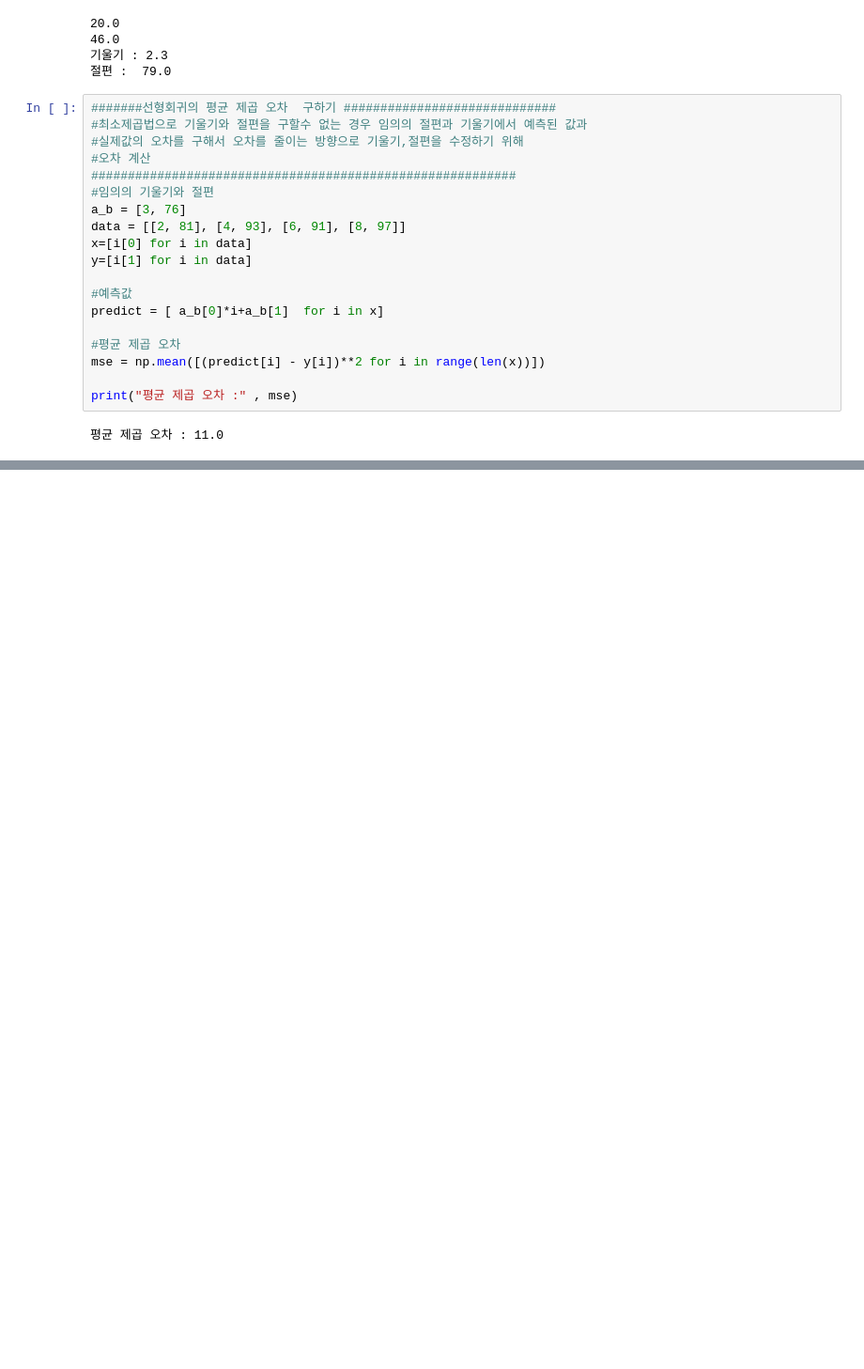
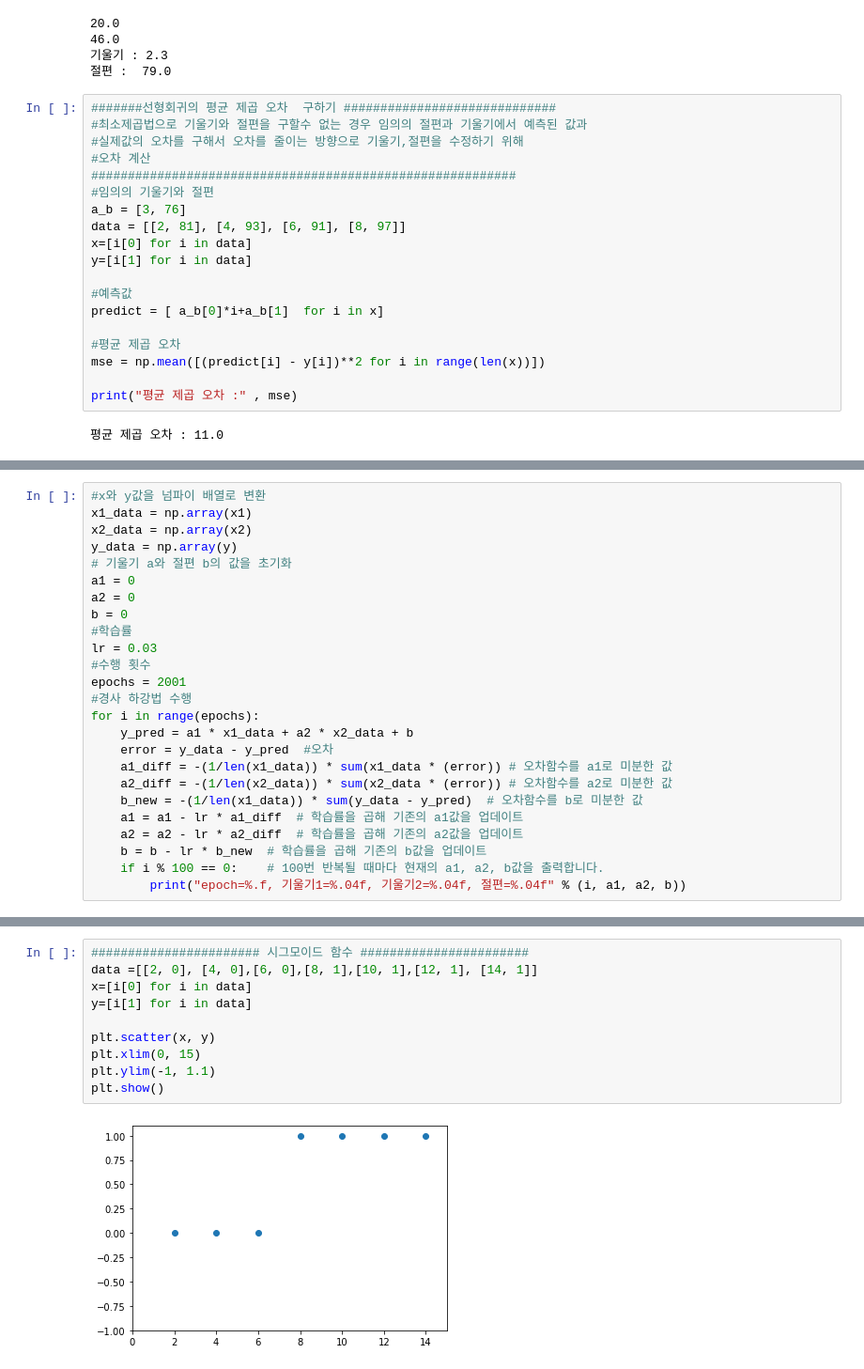
Before and after one commit to drifticee/mydatascience, a Jupyter notebook: 2020-08-13_deep.ipynb, the cells around one changed output, grey strips where cells are left out. Shown: that part at 94% size. Drawn from its saved outputs; the diff is of its cells as text; blank space fills up the shorter version.

```diff
--- a/2020-08-13_deep.ipynb
+++ b/2020-08-13_deep.ipynb
@@ -51,0 +133,25 @@ print("평균 제곱 오차 :" , mse)
+# %%
+#x와 y값을 넘파이 배열로 변환
+x1_data = np.array(x1)
+x2_data = np.array(x2)
+y_data = np.array(y)
+# 기울기 a와 절편 b의 값을 초기화
+a1 = 0
+a2 = 0
+b = 0
+#학습률
+lr = 0.03
+#수행 횟수
+epochs = 2001
+#경사 하강법 수행
+for i in range(epochs):
+    y_pred = a1 * x1_data + a2 * x2_data + b
+    error = y_data - y_pred  #오차
+    a1_diff = -(1/len(x1_data)) * sum(x1_data * (error)) # 오차함수를 a1로 미분한 값
+    a2_diff = -(1/len(x2_data)) * sum(x2_data * (error)) # 오차함수를 a2로 미분한 값
+    b_new = -(1/len(x1_data)) * sum(y_data - y_pred)  # 오차함수를 b로 미분한 값
+    a1 = a1 - lr * a1_diff  # 학습률을 곱해 기존의 a1값을 업데이트
+    a2 = a2 - lr * a2_diff  # 학습률을 곱해 기존의 a2값을 업데이트
+    b = b - lr * b_new  # 학습률을 곱해 기존의 b값을 업데이트
+    if i % 100 == 0:    # 100번 반복될 때마다 현재의 a1, a2, b값을 출력합니다.
+        print("epoch=%.f, 기울기1=%.04f, 기울기2=%.04f, 절편=%.04f" % (i, a1, a2, b))
@@ -51,0 +176,12 @@ print("평균 제곱 오차 :" , mse)
+# %%
+####################### 시그모이드 함수 #######################
+data =[[2, 0], [4, 0],[6, 0],[8, 1],[10, 1],[12, 1], [14, 1]]
+x=[i[0] for i in data]
+y=[i[1] for i in data]
+
+plt.scatter(x, y)
+plt.xlim(0, 15)
+plt.ylim(-1, 1.1)
+plt.show()
+# %% [output]
+[figure, added]
```
Also changed, not shown: parts of 14 cells of this notebook.
